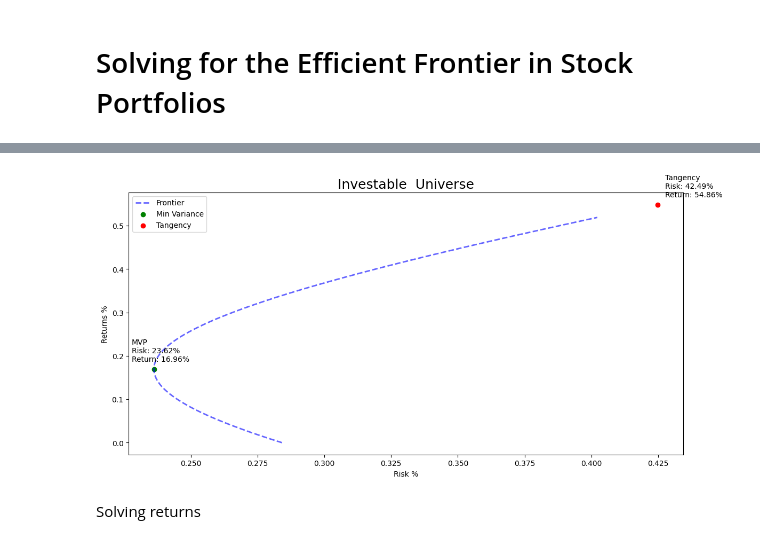
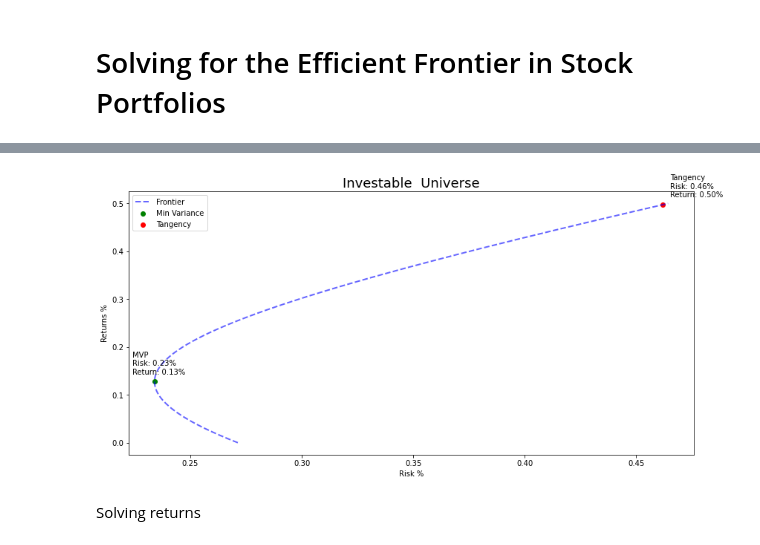
Before and after one commit to adamd1985/quant_research, a Jupyter notebook: efficient-frontier-quant.ipynb, the cells around one changed output, grey strips where cells are left out. Cells and saved outputs as stored; diff of their text form; code cells hidden in the pictures.

Commit message:
Frontier code

```diff
--- a/efficient-frontier-quant.ipynb
+++ b/efficient-frontier-quant.ipynb
@@ -138,11 +274,16 @@ plt.show()
 # %%
-tickers = ['AAPL', 'MSFT', 'GOOG', 'AMZN', 'ORCL', 'CRM', 'ADBE']
+tickers = [
+    "AAPL",
+    "DIS",
+    "MSFT",
+    "AMZN",
+    "GOOG",
+]
 
-START_DATE = '2021-01-04'
-END_DATE = '2023-10-31'
+tickers_orig_df = load_ticker_prices_ts_df(tickers, START_DATE, END_DATE)
+tickers_df = tickers_orig_df.dropna(axis=1).pct_change().dropna()  # first % is NaN
 
-tickers_df = load_ticker_prices_ts_df(
-    tickers, START_DATE, END_DATE)
-tickers_df = tickers_df.dropna(axis=1).pct_change().dropna()  # first % is NaN
-tickers_df.head(2)
+rets = ((1 + tickers_df).prod() ** (TRADING_DAYS_IN_YEAR / len(tickers_df))) - 1
+cov_matrix = tickers_df.cov() * TRADING_DAYS_IN_YEAR
+port_generator(rets, cov_matrix)
 # %% [output]
@@ -281,21 +335,52 @@ Now lets build 2 portfolios that will set the boundaries:
 # %%
+MAX_RETS = 0.5
+TEN_BASIS_POINTS = 0.0001
+
+exp_rets = np.arange(0, MAX_RETS, TEN_BASIS_POINTS)
+rets_constant = np.sum(ones * min_risk_vect)
+rets_linear = np.sum(rets * min_risk_vect)
+rets_quadratic = np.sum(rets * expect_ret_vect)
+utility_func = (rets_quadratic * rets_constant) - (rets_linear**2)
+risk_frontier = np.sqrt(
+    ((rets_constant * (exp_rets**2)) - (2 * rets_linear * exp_rets) + rets_quadratic)
+    / utility_func
+)
+
 plt.figure(figsize=(12, 6))
-plt.title(f'Investable  Universe', fontsize=18)
+plt.title(f"Investable  Universe", fontsize=18)
 
-plt.plot(risk_std, exp_rets, linestyle='--', color='blue', label="Frontier", linewidth=2, alpha=0.6)
-plt.scatter(mvp_risk, mvp_ret, color='green', label="Min Variance")
-plt.annotate(f'MVP\nRisk: {mvp_risk*100:.2f}%\nReturn: {mvp_ret*100:.2f}%', (mvp_risk, mvp_ret), textcoords="offset points", xytext=(-30,10))
+plt.plot(
+    risk_frontier,
+    exp_rets,
+    linestyle="--",
+    color="blue",
+    label="Frontier",
+    linewidth=2,
+    alpha=0.6,
+)
+plt.scatter(mvp_risk, mvp_ret, color="green", label="Min Variance")
+plt.annotate(
+    f"MVP\nRisk: {mvp_risk:.2f}%\nReturn: {mvp_ret:.2f}%",
+    (mvp_risk, mvp_ret),
+    textcoords="offset points",
+    xytext=(-30, 10),
+)
 
-plt.scatter(tan_risk, tan_ret, color='red', label="Tangency")
-plt.annotate(f'Tangency\nRisk: {tan_risk*100:.2f}%\nReturn: {tan_ret*100:.2f}%', (tan_risk, tan_ret), textcoords="offset points", xytext=(10,10))
+plt.scatter(tan_risk, tan_ret, color="red", label="Tangency")
+plt.annotate(
+    f"Tangency\nRisk: {tan_risk:.2f}%\nReturn: {tan_ret:.2f}%",
+    (tan_risk, tan_ret),
+    textcoords="offset points",
+    xytext=(10, 10),
+)
 
-plt.legend(loc='upper left', fontsize=10)
-plt.xlabel('Risk %')
-plt.ylabel('Returns %')
+plt.legend(loc="upper left", fontsize=10)
+plt.xlabel("Risk %")
+plt.ylabel("Returns %")
 plt.tight_layout()
 plt.show()
 # %% [output]
-[figure, old version]
+[figure, new version]
 # %% [markdown]
 Solving returns
 # %%
```
Also changed, not shown: parts of 26 cells of this notebook.
